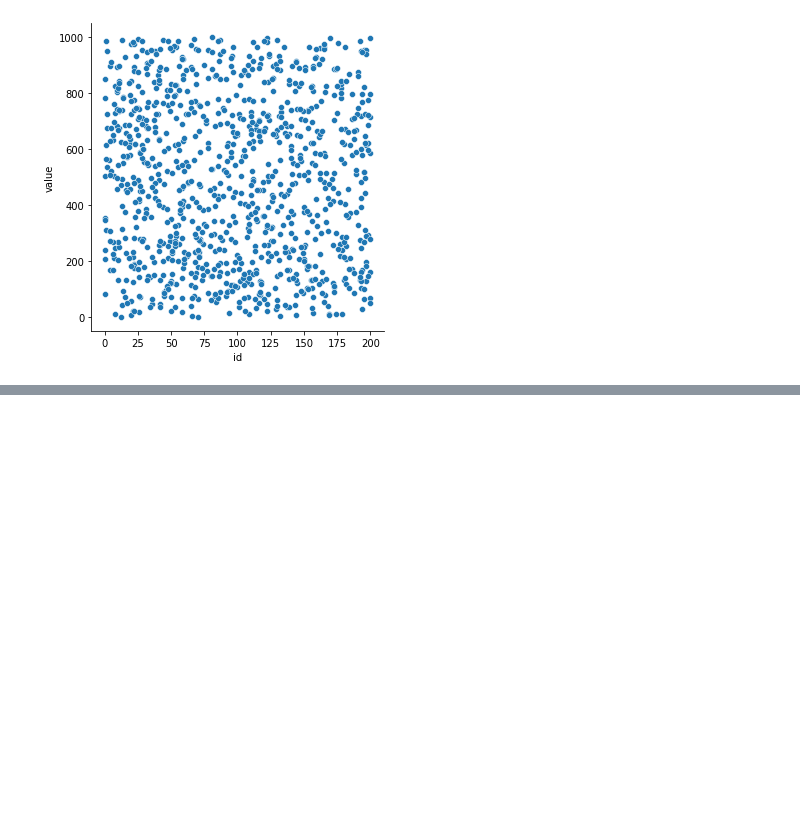
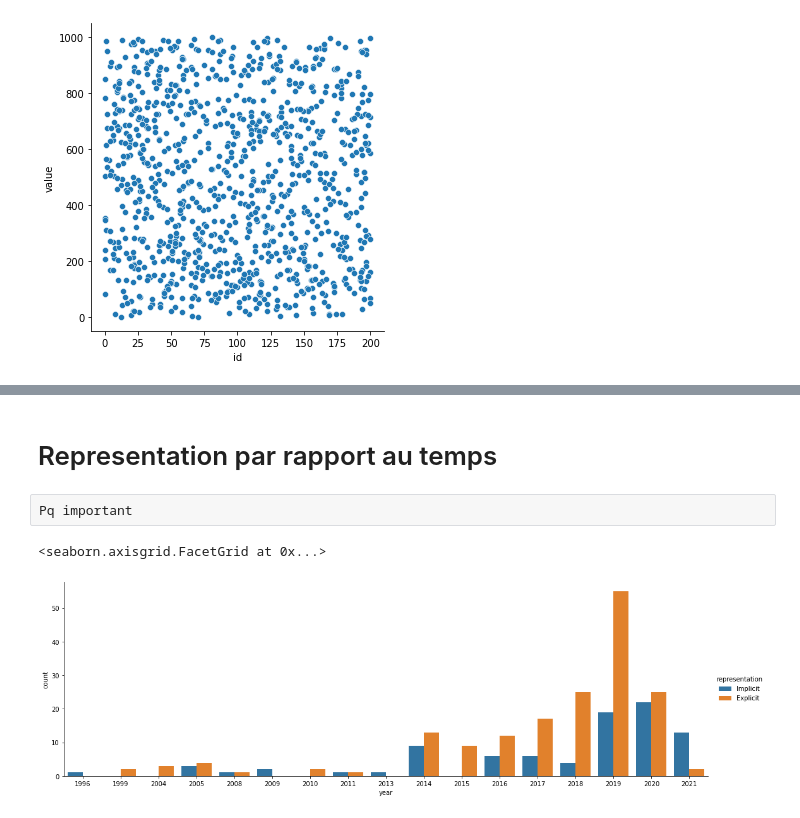
Before and after one commit to RicardFabien/empty-exemple, a Jupyter notebook: Exercice/Untitled.ipynb, the cells around one changed output, grey strips where cells are left out. Cells and saved outputs as stored; diff of their text form; code cells hidden in the pictures; blank space fills up the shorter version.

```diff
--- a/Exercice/Untitled.ipynb
+++ b/Exercice/Untitled.ipynb
@@ -18,0 +35,12 @@ sns.countplot(data=nbData, y="show")
+# %% [markdown]
+
+
+
+# Representation par rapport au temps
+# %% [raw]
+Pq important
+# %%
+sns.catplot(data=df,kind="count",x="year", aspect = 3, hue="representation")
+# %% [output]
+<seaborn.axisgrid.FacetGrid at 0x...>
+[figure, added]
```
Also changed, not shown: parts of 17 cells of this notebook, 1 other file.
